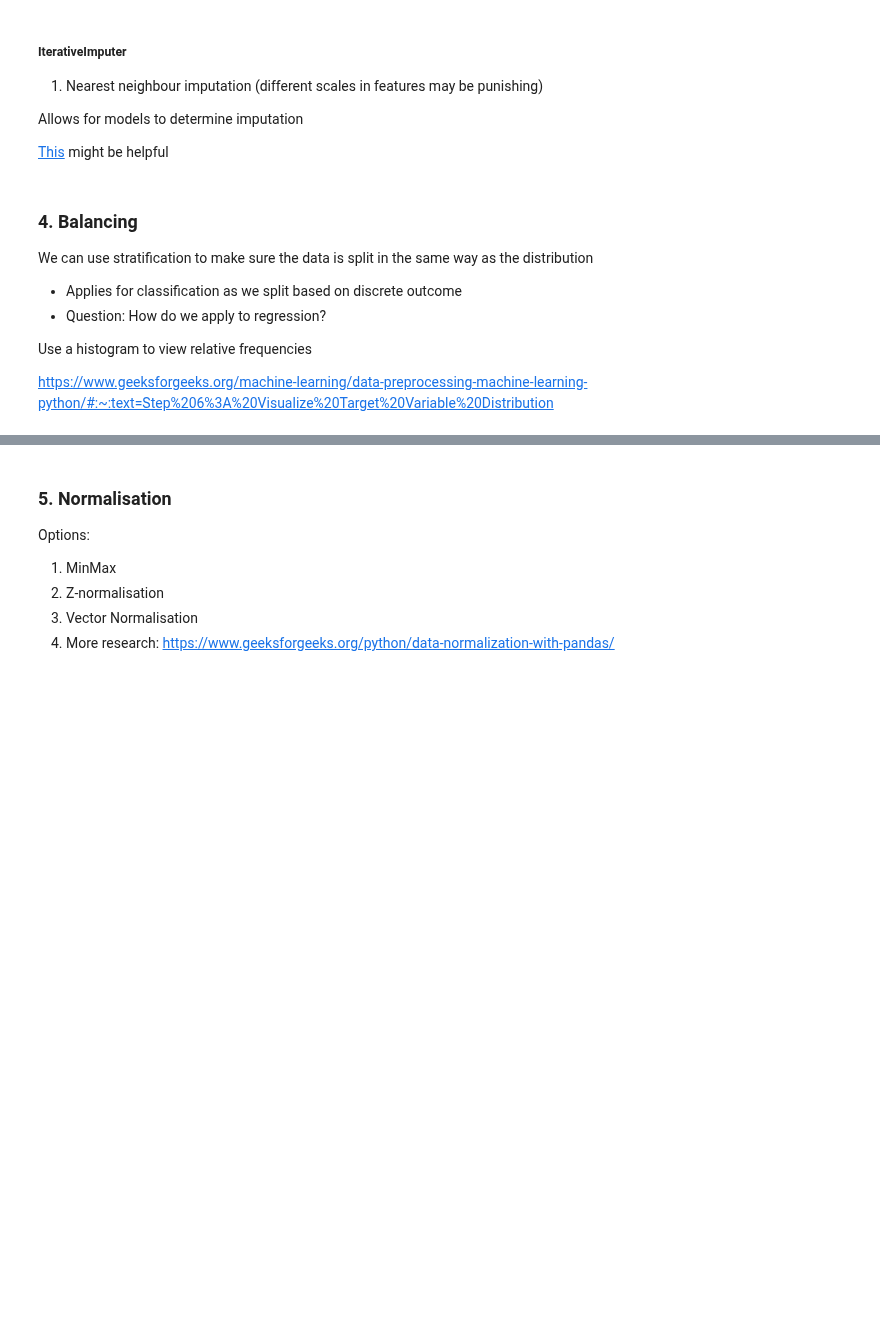
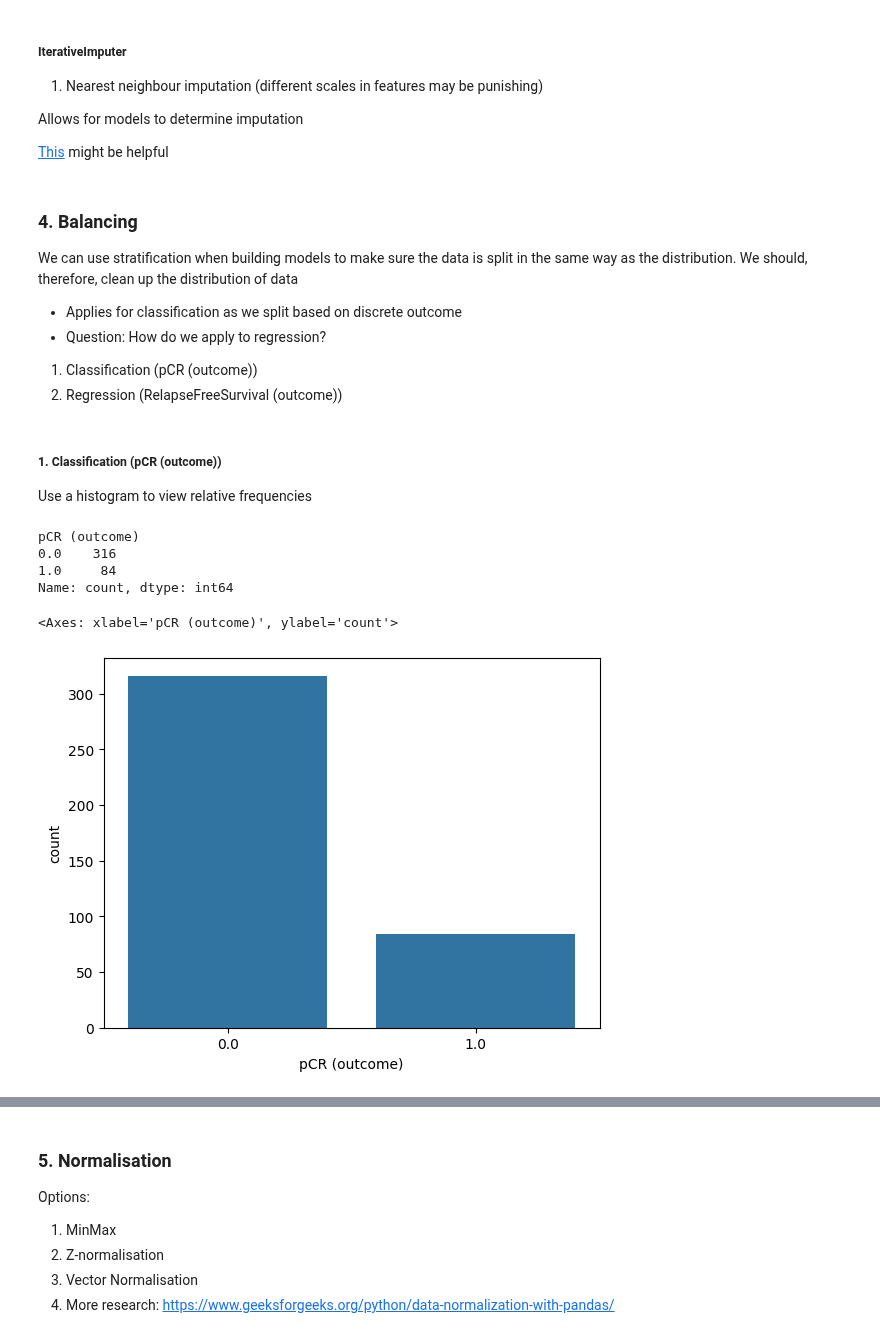
Before and after one commit to glacial-drm/Supervised-Learners, a Jupyter notebook: CW2/DataPreProcessing.ipynb, the cells around one changed output, grey strips where cells are left out. Cells and saved outputs as stored; diff of their text form; code cells hidden in the pictures; blank space fills up the shorter version.

```diff
--- a/CW2/DataPreProcessing.ipynb
+++ b/CW2/DataPreProcessing.ipynb
@@ -242,10 +396,25 @@ Allows for models to determine imputation
 [This](https://scikit-learn.org/stable/modules/impute.html#multiple-vs-single-imputation:~:text=of%20IterativeImputer.-,7.4.3.2.%20Multiple%20vs.%20Single%20Imputation,-%23) might be helpful
 # %% [markdown]
 ### 4. Balancing
-We can use stratification to make sure the data is split in the same way as the distribution
+We can use stratification when building models to make sure the data is split in the same way as the distribution. We should, therefore, clean up the distribution of data
 - Applies for classification as we split based on discrete outcome
 - Question: How do we apply to regression?
 
-Use a histogram to view relative frequencies
-
-https://www.geeksforgeeks.org/machine-learning/data-preprocessing-machine-learning-python/#:~:text=Step%206%3A%20Visualize%20Target%20Variable%20Distribution
+1. Classification (pCR (outcome))
+2. Regression (RelapseFreeSurvival (outcome))
+# %% [markdown]
+##### 1. Classification (pCR (outcome))
+Use a histogram to view relative frequencies
+# %%
+# pCR (outcome) visualisation
+print(dataset['pCR (outcome)'].value_counts())
+
+# sns.set_theme(rc={'figure.figsize':(11.7,8.27)})
+sns.countplot(x="pCR (outcome)", data=dataset)
+# %% [output]
+pCR (outcome)
+0.0    316
+1.0     84
+Name: count, dtype: int64
+<Axes: xlabel='pCR (outcome)', ylabel='count'>
+[figure, added]
```
Also changed, not shown: parts of 20 cells of this notebook, 1 other file.
